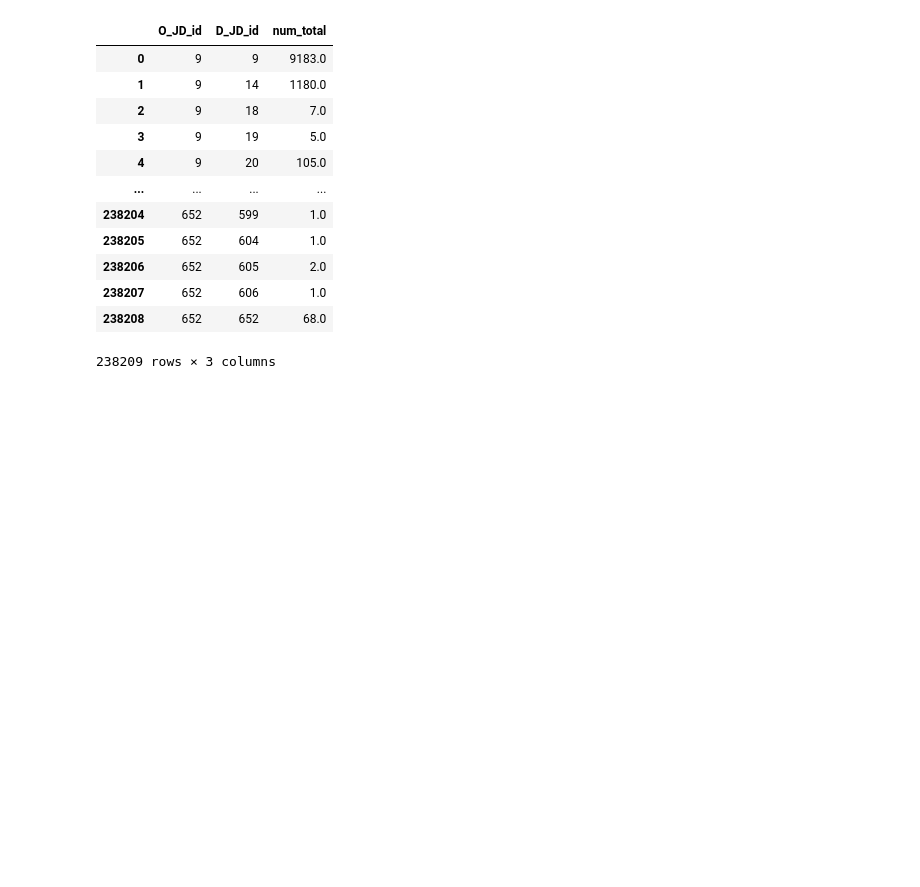
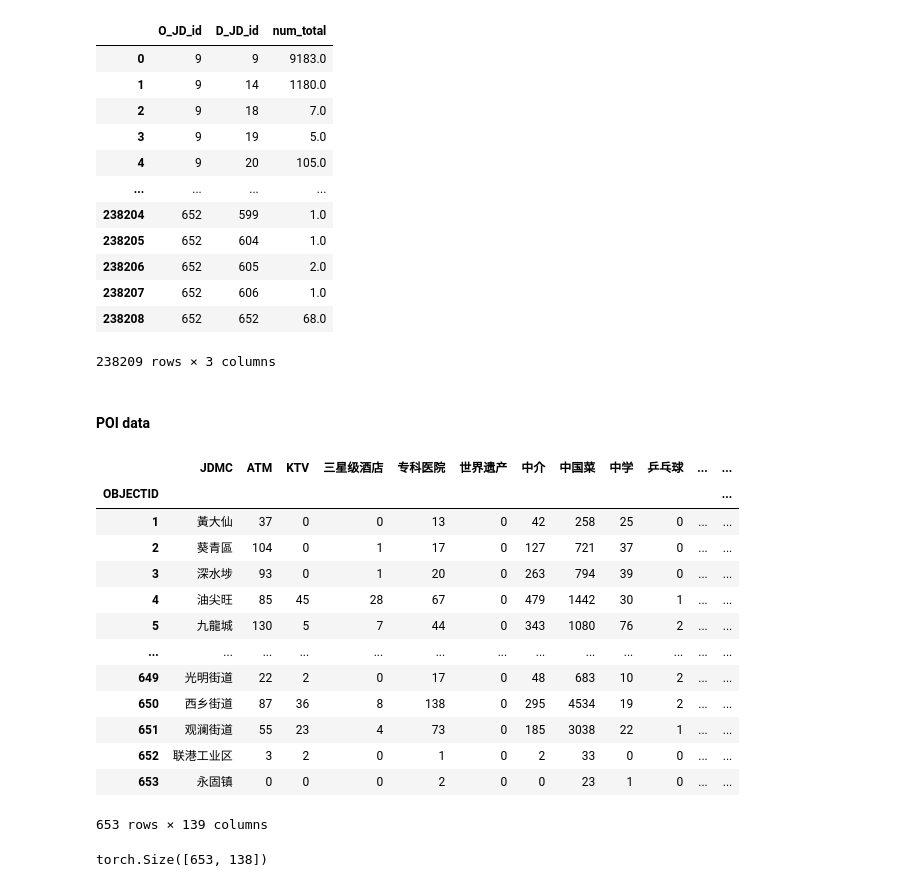
Before and after one commit to SlieFamily/SemiGPS, a Jupyter notebook: notebooks/data_process.ipynb, the cells around one changed output. Cells and saved outputs as stored; diff of their text form; code cells hidden in the pictures; blank space fills up the shorter version.

```diff
--- a/notebooks/data_process.ipynb
+++ b/notebooks/data_process.ipynb
@@ -265,3 +250,32 @@ move_gba
 | 238207 | 652 | 606 | 1.0 |
 | 238208 | 652 | 652 | 68.0 |
 238209 rows × 3 columns
+# %% [markdown]
+#### POI data
+# %%
+import pandas as pd
+pois = pd.read_csv('../datasets/GBA_POI_level2.csv', index_col=0)
+pois
+# %% [output]
+|  | JDMC | ATM | KTV | 三星级酒店 | 专科医院 | 世界遗产 | 中介 | 中国菜 | 中学 | 乒乓球 | ... | ... |
+| OBJECTID |  |  |  |  |  |  |  |  |  |  |  | ... |
+| 1 | 黃大仙 | 37 | 0 | 0 | 13 | 0 | 42 | 258 | 25 | 0 | ... | ... |
+| 2 | 葵青區 | 104 | 0 | 1 | 17 | 0 | 127 | 721 | 37 | 0 | ... | ... |
+| 3 | 深水埗 | 93 | 0 | 1 | 20 | 0 | 263 | 794 | 39 | 0 | ... | ... |
+| 4 | 油尖旺 | 85 | 45 | 28 | 67 | 0 | 479 | 1442 | 30 | 1 | ... | ... |
+| 5 | 九龍城 | 130 | 5 | 7 | 44 | 0 | 343 | 1080 | 76 | 2 | ... | ... |
+| ... | ... | ... | ... | ... | ... | ... | ... | ... | ... | ... | ... | ... |
+| 649 | 光明街道 | 22 | 2 | 0 | 17 | 0 | 48 | 683 | 10 | 2 | ... | ... |
+| 650 | 西乡街道 | 87 | 36 | 8 | 138 | 0 | 295 | 4534 | 19 | 2 | ... | ... |
+| 651 | 观澜街道 | 55 | 23 | 4 | 73 | 0 | 185 | 3038 | 22 | 1 | ... | ... |
+| 652 | 联港工业区 | 3 | 2 | 0 | 1 | 0 | 2 | 33 | 0 | 0 | ... | ... |
+| 653 | 永固镇 | 0 | 0 | 0 | 2 | 0 | 0 | 23 | 1 | 0 | ... | ... |
+653 rows × 139 columns
+# %%
+import torch
+import numpy as np
+pois = torch.tensor(pois.values[:,1:].astype(np.float32))
+
+pois.shape
+# %% [output]
+torch.Size([653, 138])
```
Also changed, not shown: parts of 14 cells of this notebook, 13 other files.
